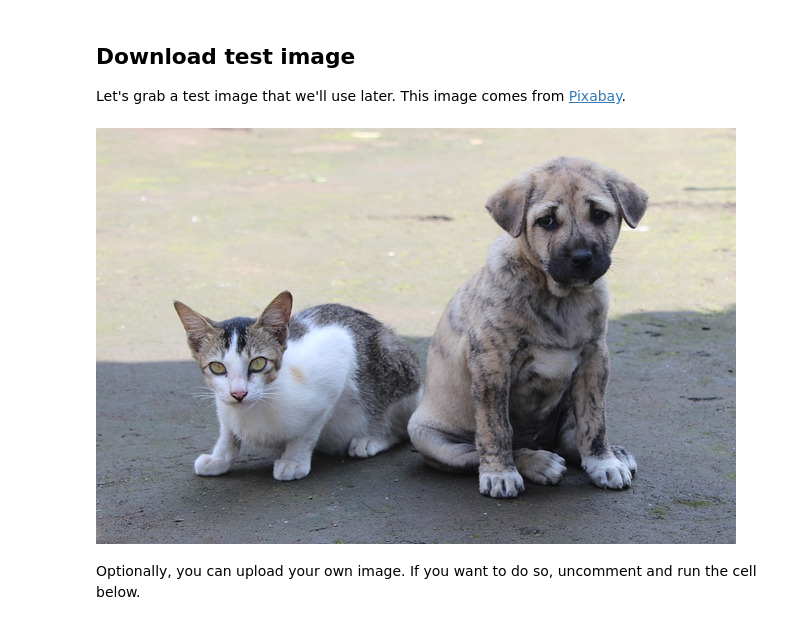
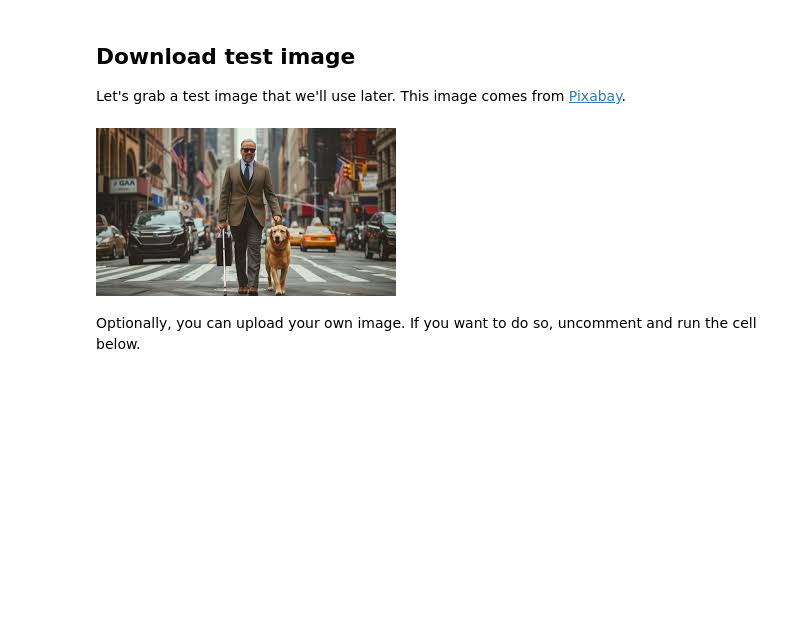
Before and after one commit to ViniciusCostaPinto/Aula01ReactJs, a Jupyter notebook: examples/object_detection/python/object_detector.ipynb, the cells around one changed output. Cells and saved outputs as stored; diff of their text form; code cells hidden in the pictures; blank space fills up the shorter version.

```diff
--- a/examples/object_detection/python/object_detector.ipynb
+++ b/examples/object_detection/python/object_detector.ipynb
@@ -76,15 +76,15 @@ Let's grab a test image that we'll use later. This image comes from [Pixabay](ht
 # %%
 !wget -q -O image.jpg https://storage.googleapis.com/mediapipe-tasks/object_detector/cat_and_dog.jpg
 
-IMAGE_FILE = 'image.jpg'
+IMAGE_FILE = 'dogPerson.jpeg'
 
 import cv2
 from google.colab.patches import cv2_imshow
 
 img = cv2.imread(IMAGE_FILE)
 cv2_imshow(img)
 # %% [output]
-[figure, old version]
+[figure, new version]
 # %% [markdown]
 Optionally, you can upload your own image. If you want to do so, uncomment and run the cell below.
 # %%
```
Also changed, not shown: parts of 2 cells of this notebook.
